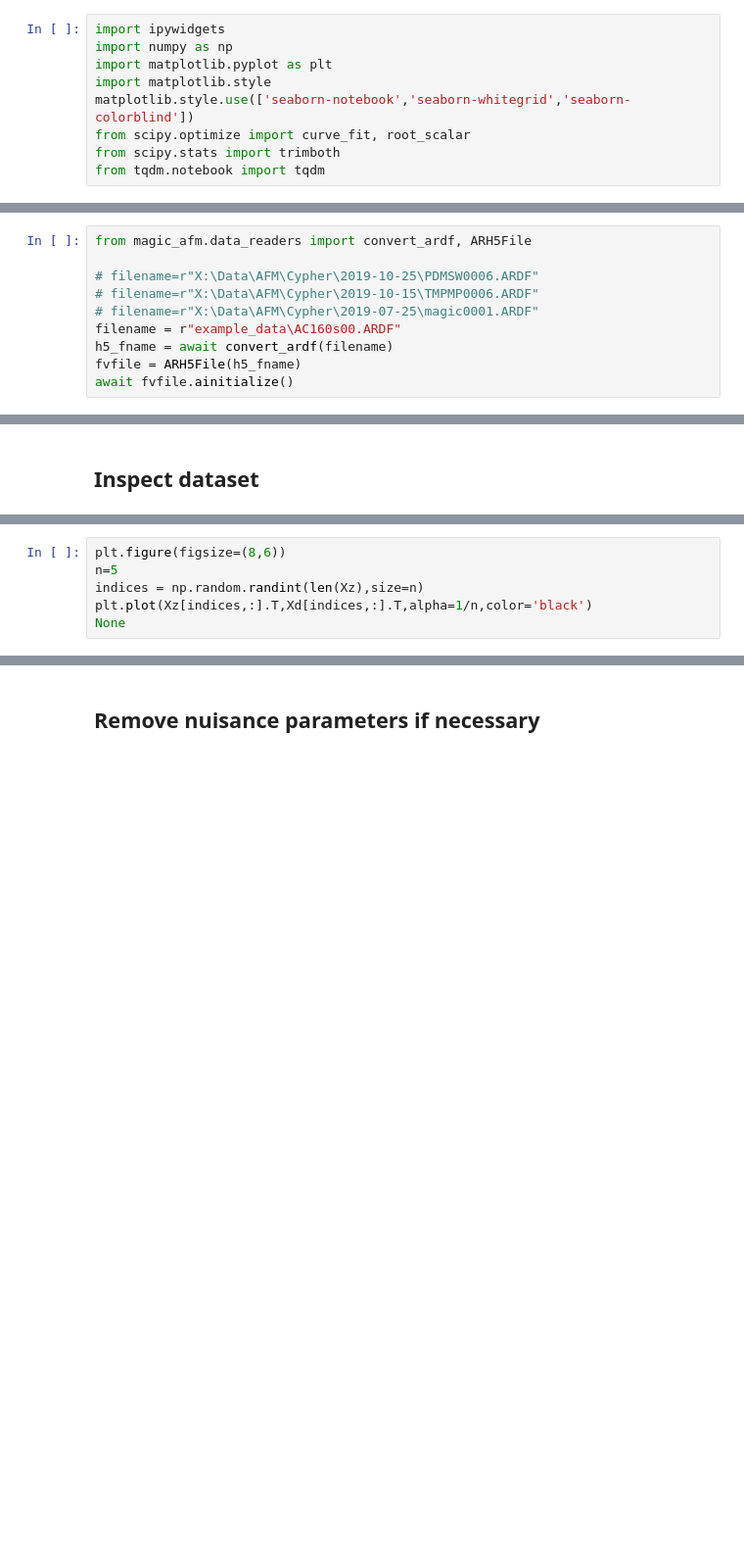
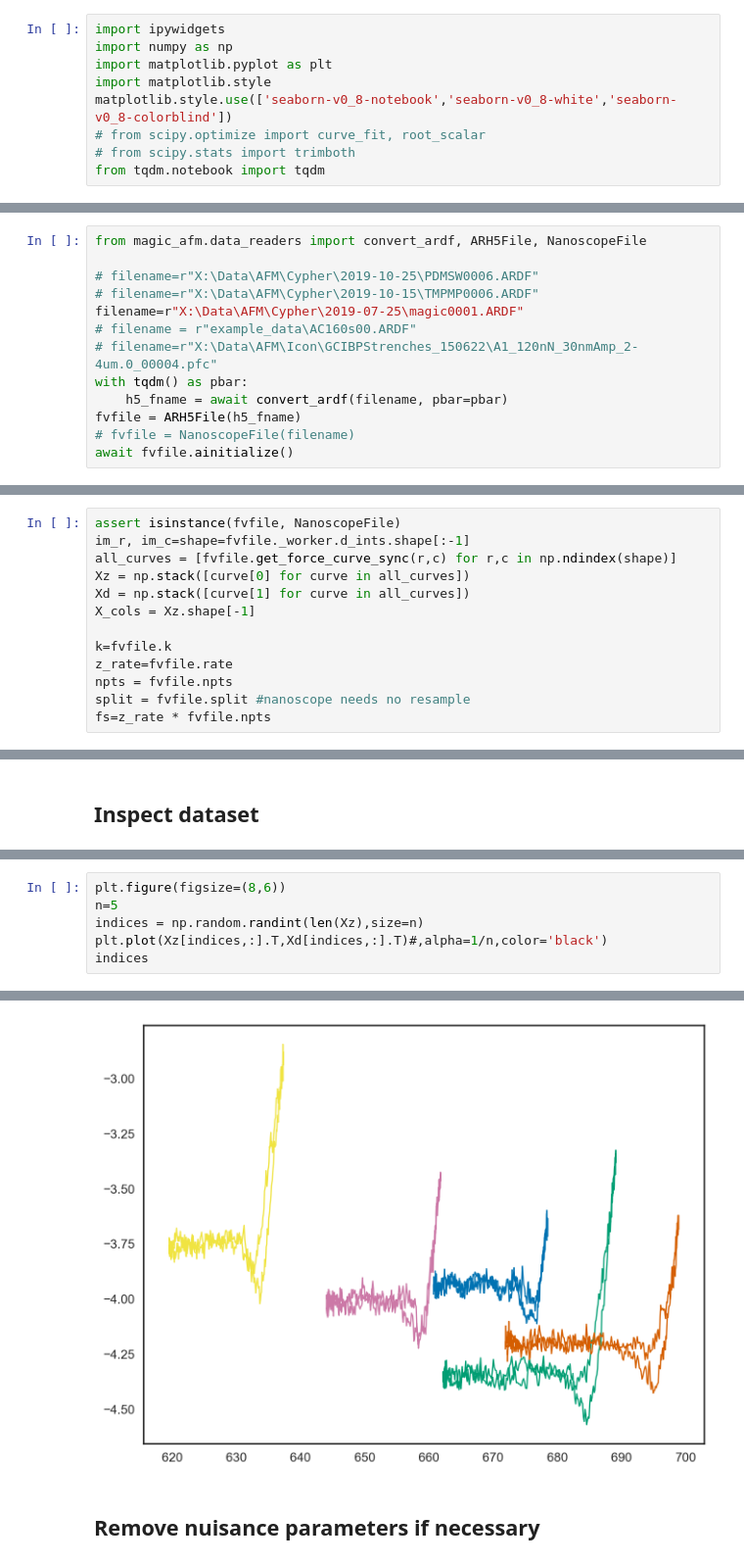
Before and after one commit to richardsheridan/magic-afm, a Jupyter notebook: magic fitting workflow.ipynb, the cells around one changed output, grey strips where cells are left out. Shown: that part at 98% size. Saved outputs shown, nothing was run; the diff lists cells and outputs as text; blank space fills up the shorter version.

```diff
--- a/magic fitting workflow.ipynb
+++ b/magic fitting workflow.ipynb
@@ -8,9 +8,9 @@ import ipywidgets
 import numpy as np
 import matplotlib.pyplot as plt
 import matplotlib.style
-matplotlib.style.use(['seaborn-notebook','seaborn-whitegrid','seaborn-colorblind'])
-from scipy.optimize import curve_fit, root_scalar
-from scipy.stats import trimboth
+matplotlib.style.use(['seaborn-v0_8-notebook','seaborn-v0_8-white','seaborn-v0_8-colorblind'])
+# from scipy.optimize import curve_fit, root_scalar
+# from scipy.stats import trimboth
 from tqdm.notebook import tqdm
 # %%
 matplotlib.rcParams['lines.markersize']=3
@@ -28,12 +28,15 @@ from magic_afm.calculation import secant, mylinspace
 %autoawait trio
 import trio
 # %%
-from magic_afm.data_readers import convert_ardf, ARH5File
+from magic_afm.data_readers import convert_ardf, ARH5File, NanoscopeFile
 
 # filename=r"X:\Data\AFM\Cypher\2019-10-25\PDMSW0006.ARDF"
 # filename=r"X:\Data\AFM\Cypher\2019-10-15\TMPMP0006.ARDF"
-# filename=r"X:\Data\AFM\Cypher\2019-07-25\magic0001.ARDF"
-filename = r"example_data\AC160s00.ARDF"
-h5_fname = await convert_ardf(filename)
+filename=r"X:\Data\AFM\Cypher\2019-07-25\magic0001.ARDF"
+# filename = r"example_data\AC160s00.ARDF"
+# filename=r"X:\Data\AFM\Icon\GCIBPStrenches_150622\A1_120nN_30nmAmp_2-4um.0_00004.pfc"
+with tqdm() as pbar:
+    h5_fname = await convert_ardf(filename, pbar=pbar)
 fvfile = ARH5File(h5_fname)
+# fvfile = NanoscopeFile(filename)
 await fvfile.ainitialize()
@@ -69,0 +92,13 @@ Xd=np.reshape(Xd,(-1,X_cols))
+# %%
+assert isinstance(fvfile, NanoscopeFile)
+im_r, im_c=shape=fvfile._worker.d_ints.shape[:-1]
+all_curves = [fvfile.get_force_curve_sync(r,c) for r,c in np.ndindex(shape)]
+Xz = np.stack([curve[0] for curve in all_curves])
+Xd = np.stack([curve[1] for curve in all_curves])
+X_cols = Xz.shape[-1]
+
+k=fvfile.k
+z_rate=fvfile.rate
+npts = fvfile.npts
+split = fvfile.split #nanoscope needs no resample
+fs=z_rate * fvfile.npts
@@ -116,5 +160,6 @@ im_r, im_c, Xz.shape
 plt.figure(figsize=(8,6))
 n=5
 indices = np.random.randint(len(Xz),size=n)
-plt.plot(Xz[indices,:].T,Xd[indices,:].T,alpha=1/n,color='black')
-None
+plt.plot(Xz[indices,:].T,Xd[indices,:].T)#,alpha=1/n,color='black')
+indices
+# %% [output]
@@ -121,3 +167,4 @@ None
+[figure, added]
 # %% [markdown]
 ## Remove nuisance parameters if necessary
 # %%
```
Also changed, not shown: parts of 28 cells of this notebook.
